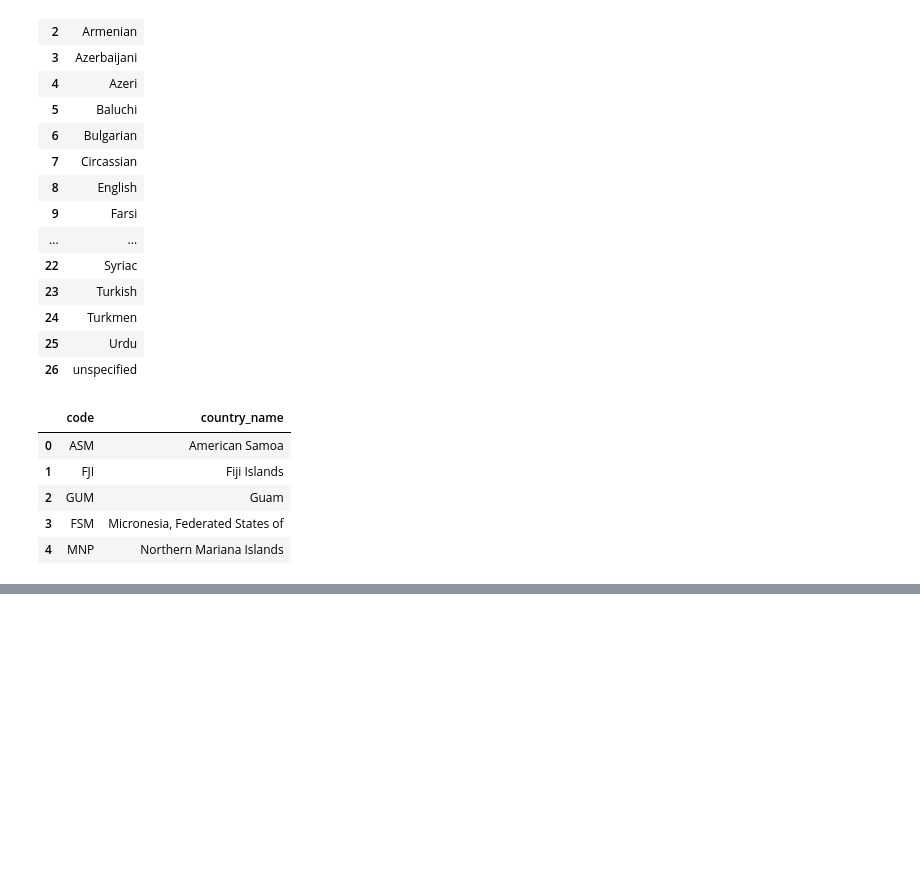
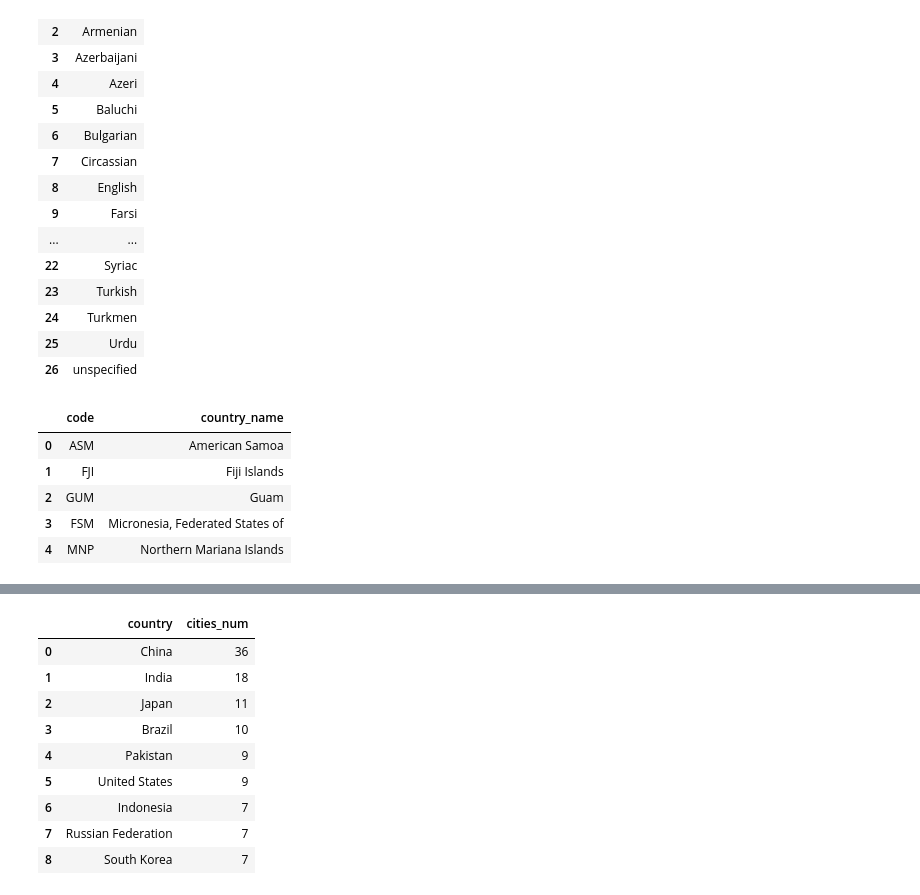
Before and after one commit to Cooleekova/data_engineering, a Jupyter notebook: SQL/Joining_data_in_SQL.ipynb, the cells around one changed output, grey strips where cells are left out. Cells and saved outputs as stored; diff of their text form; code cells hidden in the pictures; blank space fills up the shorter version.

```diff
--- a/SQL/Joining_data_in_SQL.ipynb
+++ b/SQL/Joining_data_in_SQL.ipynb
@@ -579,0 +639,21 @@ pd.read_sql("""SELECT code, country_name
+# %%
+pd.read_sql("""SELECT countries.country_name AS country, COUNT(*) AS cities_num
+               FROM countries
+               LEFT JOIN cities
+               ON countries.code = cities.country_code
+               GROUP BY country
+               ORDER BY cities_num DESC, country
+               LIMIT 9
+               ;""",
+            con)
+# %% [output]
+|  | country | cities_num |
+| 0 | China | 36 |
+| 1 | India | 18 |
+| 2 | Japan | 11 |
+| 3 | Brazil | 10 |
+| 4 | Pakistan | 9 |
+| 5 | United States | 9 |
+| 6 | Indonesia | 7 |
+| 7 | Russian Federation | 7 |
+| 8 | South Korea | 7 |
```
Also changed, not shown: parts of 7 cells of this notebook.
